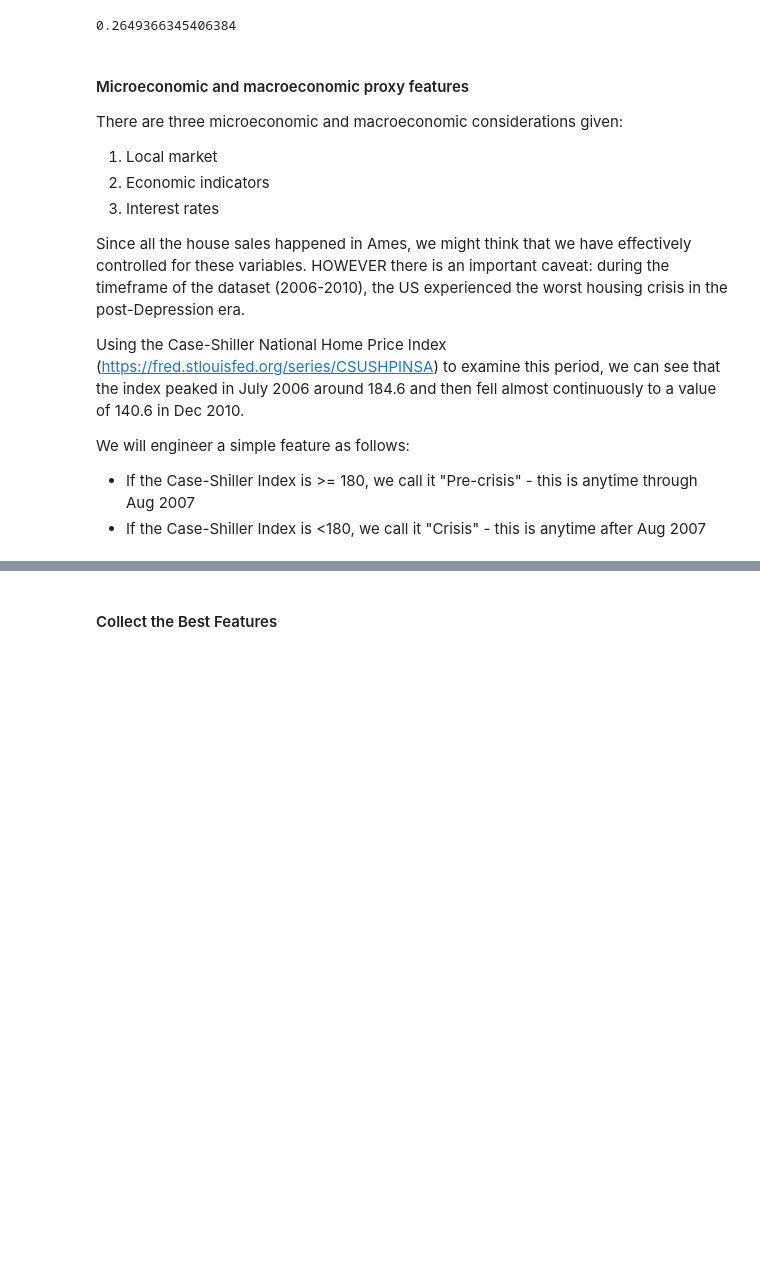
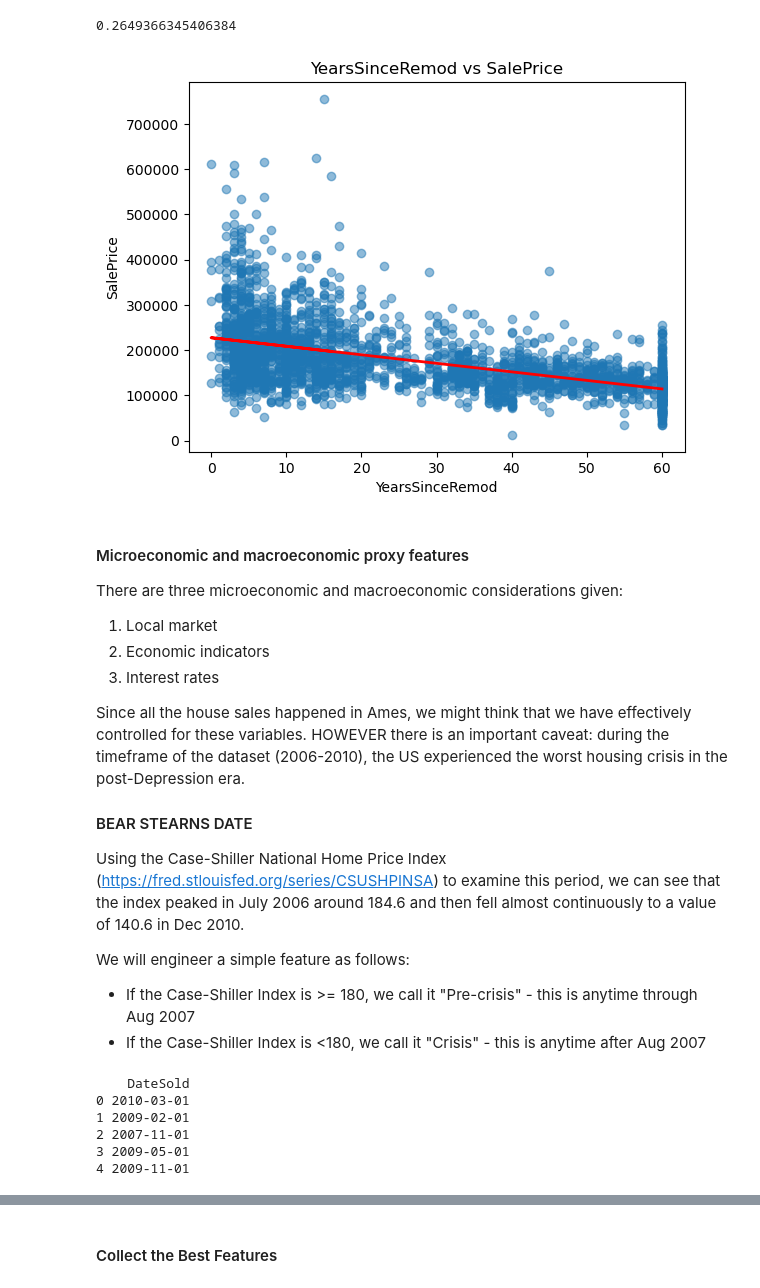
Before and after one commit to bassoonelephant/ames, a Jupyter notebook: 2-ames-LR.ipynb, the cells around one changed output, grey strips where cells are left out. Saved outputs shown, nothing was run; the diff lists cells and outputs as text; code cells hidden in the pictures; blank space fills up the shorter version.

Commit message:
Add macro proxy features

```diff
--- a/2-ames-LR.ipynb
+++ b/2-ames-LR.ipynb
@@ -373,6 +373,22 @@ lr.fit(remod, target)
 lr.score(remod, target)
 # %% [output]
 0.2649366345406384
+# %%
+# Create scatter plot
+plt.scatter(remod['YearsSinceRemod'], target, alpha=0.5)
+
+# Plot the regression line
+plt.plot(remod['YearsSinceRemod'], lr.predict(remod), color='red', linewidth=2)
+
+# Label the plot
+plt.title('YearsSinceRemod vs SalePrice')
+plt.xlabel('YearsSinceRemod')
+plt.ylabel('SalePrice')
+
+# Show the plot
+plt.show()
+# %% [output]
+[figure, added]
 # %% [markdown]
 #### Microeconomic and macroeconomic proxy features
 
@@ -383,6 +399,9 @@ There are three microeconomic and macroeconomic considerations given:
 
 Since all the house sales happened in Ames, we might think that we have effectively controlled for these variables.  HOWEVER there is an important caveat: during the timeframe of the dataset (2006-2010), the US experienced the worst housing crisis in the post-Depression era.
 
+#### BEAR STEARNS DATE
+
+
 Using the Case-Shiller National Home Price Index (https://fred.stlouisfed.org/series/CSUSHPINSA) to examine this period, we can see that the index peaked in July 2006 around 184.6 and then fell almost continuously to a value of 140.6 in Dec 2010.
 
 We will engineer a simple feature as follows:
@@ -392,0 +410,14 @@ We will engineer a simple feature as follows:
+# %%
+# Combine MoSold and YrSold into a single 'Date' column
+macro = pd.DataFrame()
+macro['DateSold'] = pd.to_datetime(predictors['YrSold'].astype(str) + '-' + predictors['MoSold'].astype(str) + '-01')
+
+# Check the result
+print(macro.head())
+# %% [output]
+    DateSold
+0 2010-03-01
+1 2009-02-01
+2 2007-11-01
+3 2009-05-01
+4 2009-11-01
```
Also changed, not shown: parts of 4 cells of this notebook.
